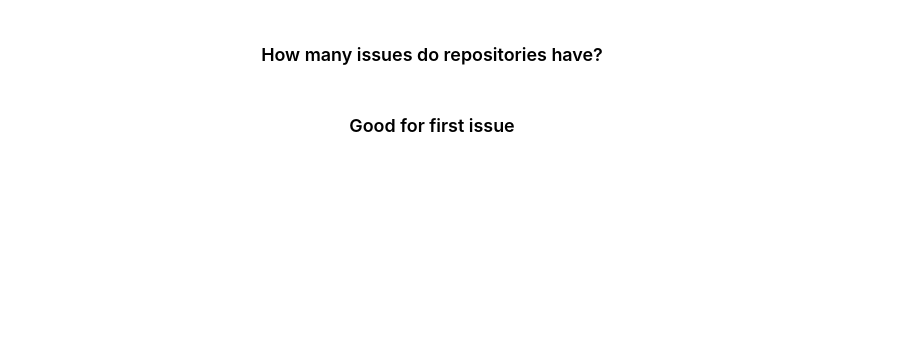
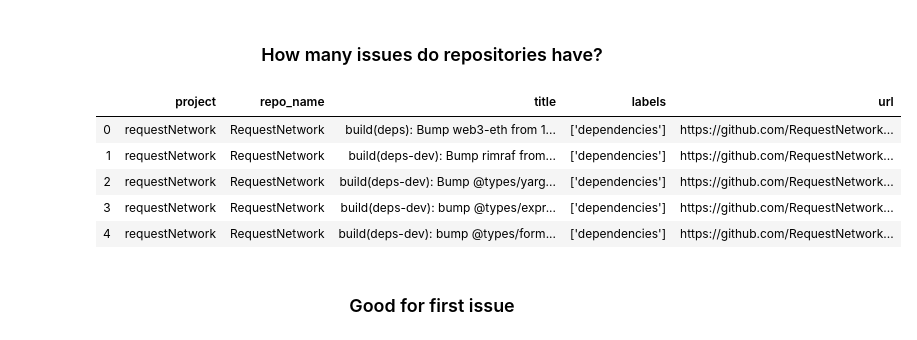
Before and after one commit to ialberquilla/defi-repo-analisys, a Jupyter notebook: [EN] Defi-repos-analisys.ipynb, the cells around one changed output. Drawn from its saved outputs; the diff is of its cells as text; code cells hidden in the pictures; blank space fills up the shorter version.

```diff
--- a/[EN] Defi-repos-analisys.ipynb
+++ b/[EN] Defi-repos-analisys.ipynb
@@ -130,8 +212,15 @@ print('Contributors per project on average:', np.median(group_by_contributors.va
 # %% [markdown]
 <h3 align="center">How many issues do repositories have?</h3>
 # %%
-df_issues = pd.read_csv('/home/ivan/Escritorio/Repo/DefiPy/issues.csv', sep=';')
+df_issues = pd.read_csv('issues.csv', sep=';')
 df_issues.head(5)
+# %% [output]
+|  | project | repo_name | title | labels | url |
+| 0 | requestNetwork | RequestNetwork | build(deps): Bump web3-eth from 1... | ['dependencies'] | https://github.com/RequestNetwork... |
+| 1 | requestNetwork | RequestNetwork | build(deps-dev): Bump rimraf from... | ['dependencies'] | https://github.com/RequestNetwork... |
+| 2 | requestNetwork | RequestNetwork | build(deps-dev): Bump @types/yarg... | ['dependencies'] | https://github.com/RequestNetwork... |
+| 3 | requestNetwork | RequestNetwork | build(deps-dev): bump @types/expr... | ['dependencies'] | https://github.com/RequestNetwork... |
+| 4 | requestNetwork | RequestNetwork | build(deps-dev): bump @types/form... | ['dependencies'] | https://github.com/RequestNetwork... |
 # %%
 group_by_issues = df_issues.groupby('project').title.nunique()
 issues_sort = group_by_issues.sort_values(ascending=False).iloc[0:10]
```
Also changed, not shown: parts of 12 cells of this notebook, 1 other file.
